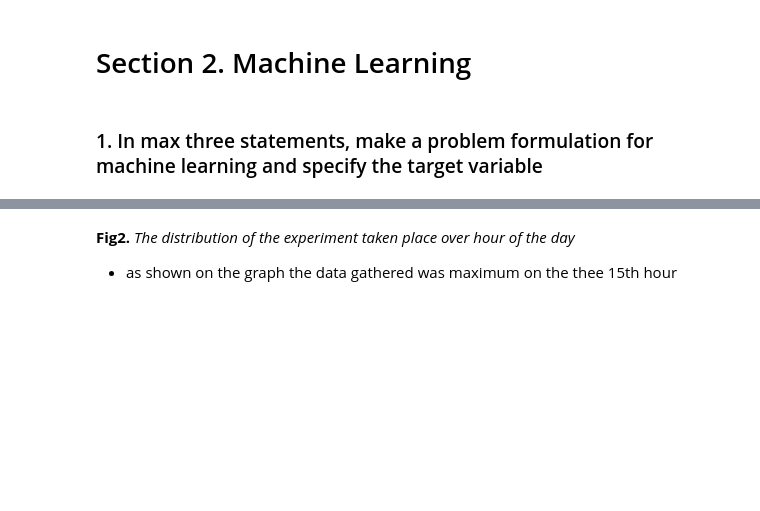
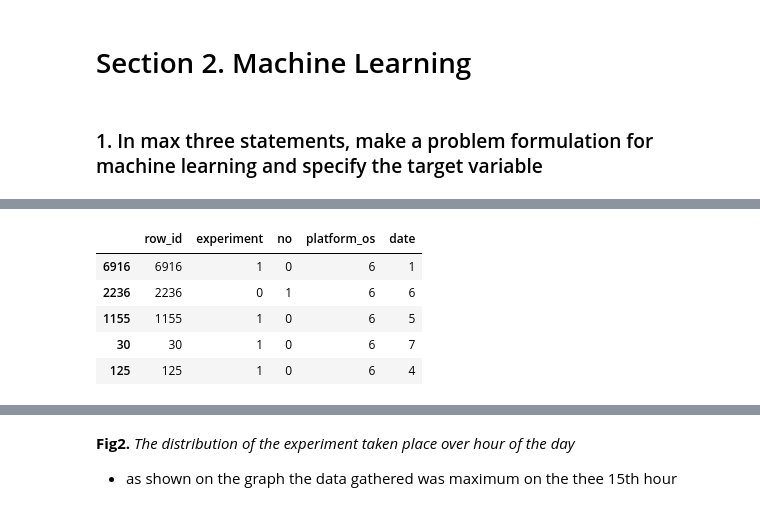
Before and after one commit to saminegash/ab-testing-machine-learning-repo, a Jupyter notebook: Solution/AB-hyphotesis-testing-ad-campaign-perfomance.ipynb, the cells around one changed output, grey strips where cells are left out. Cells and saved outputs as stored; diff of their text form; code cells hidden in the pictures; blank space fills up the shorter version.

```diff
--- a/Solution/AB-hyphotesis-testing-ad-campaign-perfomance.ipynb
+++ b/Solution/AB-hyphotesis-testing-ad-campaign-perfomance.ipynb
@@ -242,0 +293,3 @@ Looks great but unfortunately, it is not that simple. If you select a biased tes
+# %%
+X_train, X_test, y_train, y_test = train_test_split(data_ML.loc[:, data_ML.columns != 'yes'],\
+                                                    data_ML['yes'], test_size=0.3)
@@ -242,0 +318,21 @@ Looks great but unfortunately, it is not that simple. If you select a biased tes
+# %%
+# Converting strings to numbers
+from sklearn.preprocessing import LabelEncoder
+
+lb = LabelEncoder()
+X_train['experiment'] = lb.fit_transform(X_train['experiment'])
+X_test['experiment'] = lb.transform(X_test['experiment'])
+X_valid['experiment'] = lb.transform(X_valid['experiment'])
+
+X_train['date'] = lb.fit_transform(X_train['date'])
+X_test['date'] = lb.transform(X_test['date'])
+X_valid['date'] = lb.transform(X_valid['date'])
+# %%
+X_train.head()
+# %% [output]
+|  | row_id | experiment | no | platform_os | date |
+| 6916 | 6916 | 1 | 0 | 6 | 1 |
+| 2236 | 2236 | 0 | 1 | 6 | 6 |
+| 1155 | 1155 | 1 | 0 | 6 | 5 |
+| 30 | 30 | 1 | 0 | 6 | 7 |
+| 125 | 125 | 1 | 0 | 6 | 4 |
```
Also changed, not shown: parts of 15 cells of this notebook.
